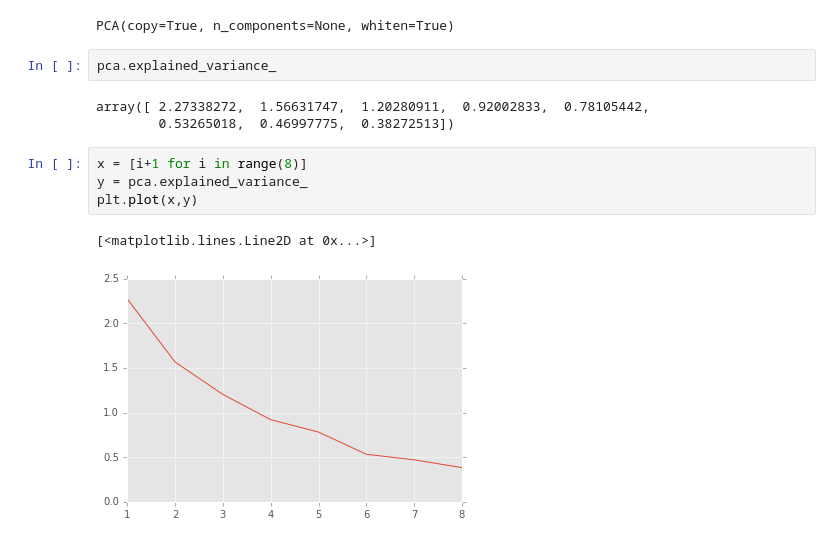
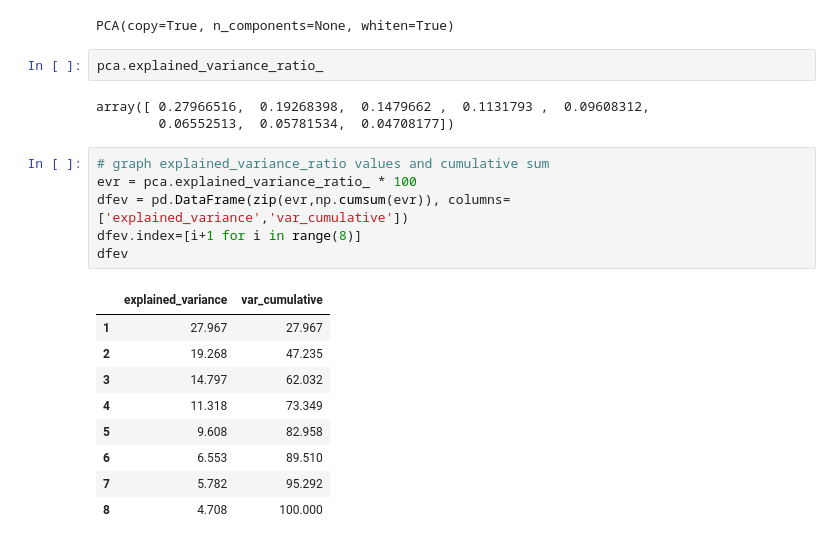
Before and after one commit to zenyui/ga-portfolio, a Jupyter notebook: hw3/ga-zenyui-hw3.ipynb, the cells around one changed output. Saved outputs shown, nothing was run; the diff lists cells and outputs as text.

```diff
--- a/hw3/ga-zenyui-hw3.ipynb
+++ b/hw3/ga-zenyui-hw3.ipynb
@@ -201,14 +201,23 @@ pca.fit(X_train)
 # %% [output]
 PCA(copy=True, n_components=None, whiten=True)
 # %%
-pca.explained_variance_
+pca.explained_variance_ratio_
 # %% [output]
-array([ 2.27338272,  1.56631747,  1.20280911,  0.92002833,  0.78105442,
-        0.53265018,  0.46997775,  0.38272513])
+array([ 0.27966516,  0.19268398,  0.1479662 ,  0.1131793 ,  0.09608312,
+        0.06552513,  0.05781534,  0.04708177])
-# %%
-x = [i+1 for i in range(8)]
-y = pca.explained_variance_
-plt.plot(x,y)
-# %% [output]
-[<matplotlib.lines.Line2D at 0x...>]
-[figure, removed]
+# %%
+# graph explained_variance_ratio values and cumulative sum
+evr = pca.explained_variance_ratio_ * 100
+dfev = pd.DataFrame(zip(evr,np.cumsum(evr)), columns=['explained_variance','var_cumulative'])
+dfev.index=[i+1 for i in range(8)]
+dfev
+# %% [output]
+|  | explained_variance | var_cumulative |
+| 1 | 27.967 | 27.967 |
+| 2 | 19.268 | 47.235 |
+| 3 | 14.797 | 62.032 |
+| 4 | 11.318 | 73.349 |
+| 5 | 9.608 | 82.958 |
+| 6 | 6.553 | 89.510 |
+| 7 | 5.782 | 95.292 |
+| 8 | 4.708 | 100.000 |
```
Also changed, not shown: parts of 2 cells of this notebook.
